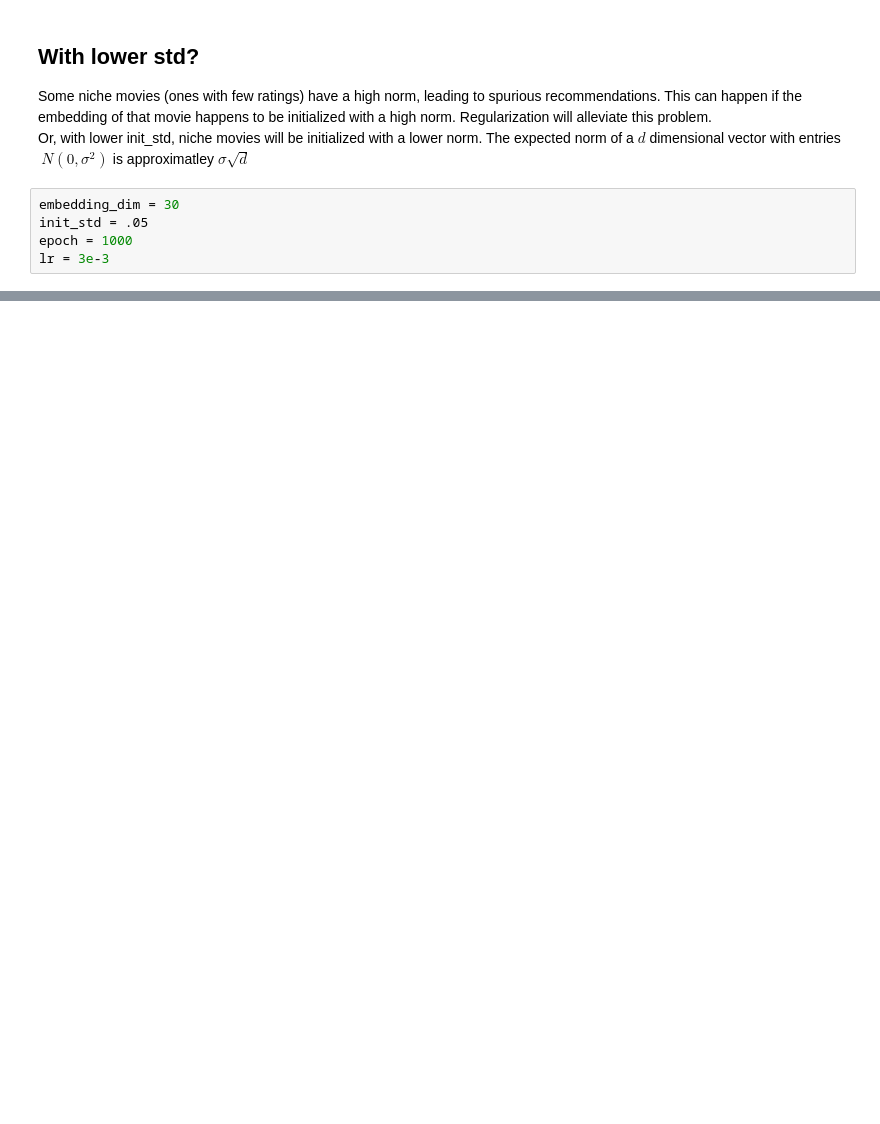
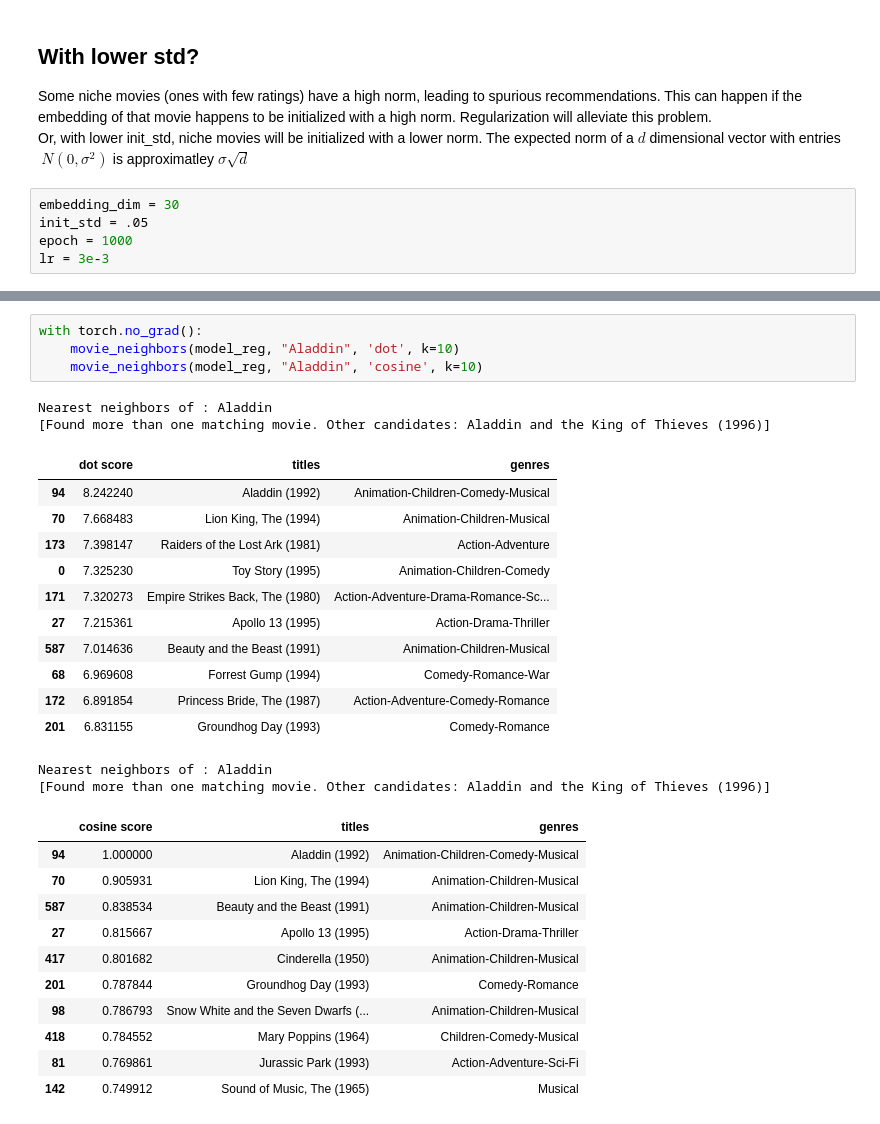
Before and after one commit to 0HOON/Study, a Jupyter notebook: Recommender System - Google developers/Exercise 1.ipynb, the cells around one changed output, grey strips where cells are left out. Saved outputs shown, nothing was run; the diff lists cells and outputs as text; blank space fills up the shorter version.

```diff
--- a/Recommender System - Google developers/Exercise 1.ipynb
+++ b/Recommender System - Google developers/Exercise 1.ipynb
@@ -399,0 +499,31 @@ plt.scatter('num_ratings', 'norm', data=df)
+# %%
+with torch.no_grad():
+    movie_neighbors(model_reg, "Aladdin", 'dot', k=10)
+    movie_neighbors(model_reg, "Aladdin", 'cosine', k=10)
+# %% [output]
+Nearest neighbors of : Aladdin
+[Found more than one matching movie. Other candidates: Aladdin and the King of Thieves (1996)]
+|  | dot score | titles | genres |
+| 94 | 8.242240 | Aladdin (1992) | Animation-Children-Comedy-Musical |
+| 70 | 7.668483 | Lion King, The (1994) | Animation-Children-Musical |
+| 173 | 7.398147 | Raiders of the Lost Ark (1981) | Action-Adventure |
+| 0 | 7.325230 | Toy Story (1995) | Animation-Children-Comedy |
+| 171 | 7.320273 | Empire Strikes Back, The (1980) | Action-Adventure-Drama-Romance-Sc... |
+| 27 | 7.215361 | Apollo 13 (1995) | Action-Drama-Thriller |
+| 587 | 7.014636 | Beauty and the Beast (1991) | Animation-Children-Musical |
+| 68 | 6.969608 | Forrest Gump (1994) | Comedy-Romance-War |
+| 172 | 6.891854 | Princess Bride, The (1987) | Action-Adventure-Comedy-Romance |
+| 201 | 6.831155 | Groundhog Day (1993) | Comedy-Romance |
+Nearest neighbors of : Aladdin
+[Found more than one matching movie. Other candidates: Aladdin and the King of Thieves (1996)]
+|  | cosine score | titles | genres |
+| 94 | 1.000000 | Aladdin (1992) | Animation-Children-Comedy-Musical |
+| 70 | 0.905931 | Lion King, The (1994) | Animation-Children-Musical |
+| 587 | 0.838534 | Beauty and the Beast (1991) | Animation-Children-Musical |
+| 27 | 0.815667 | Apollo 13 (1995) | Action-Drama-Thriller |
+| 417 | 0.801682 | Cinderella (1950) | Animation-Children-Musical |
+| 201 | 0.787844 | Groundhog Day (1993) | Comedy-Romance |
+| 98 | 0.786793 | Snow White and the Seven Dwarfs (... | Animation-Children-Musical |
+| 418 | 0.784552 | Mary Poppins (1964) | Children-Comedy-Musical |
+| 81 | 0.769861 | Jurassic Park (1993) | Action-Adventure-Sci-Fi |
+| 142 | 0.749912 | Sound of Music, The (1965) | Musical |
```
Also changed, not shown: parts of 16 cells of this notebook, 1 other file.
